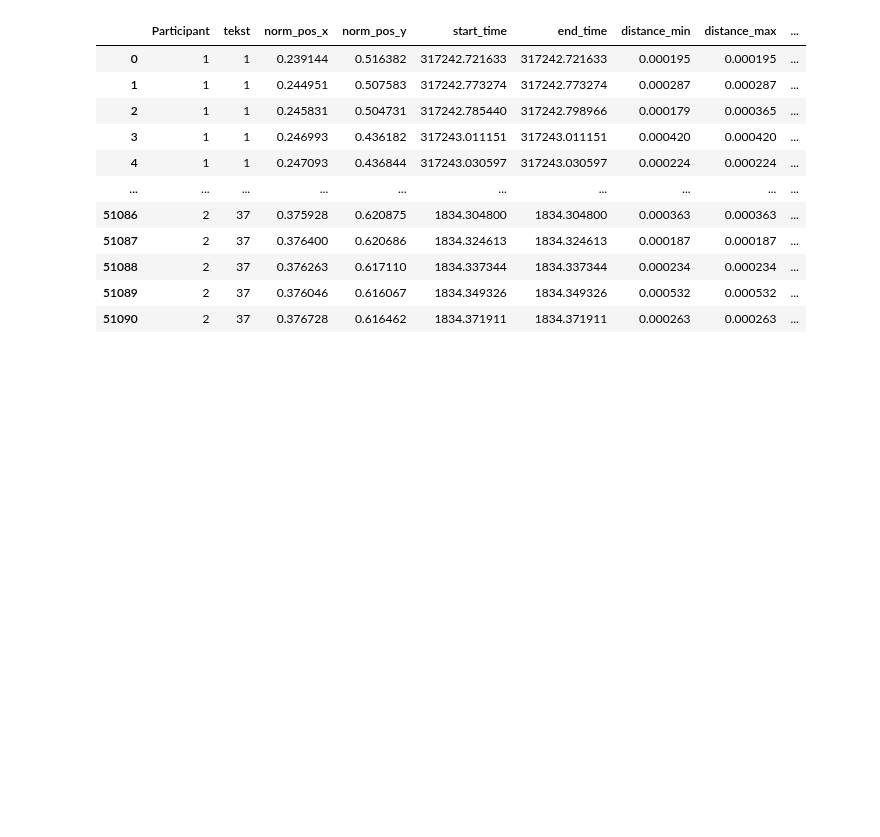
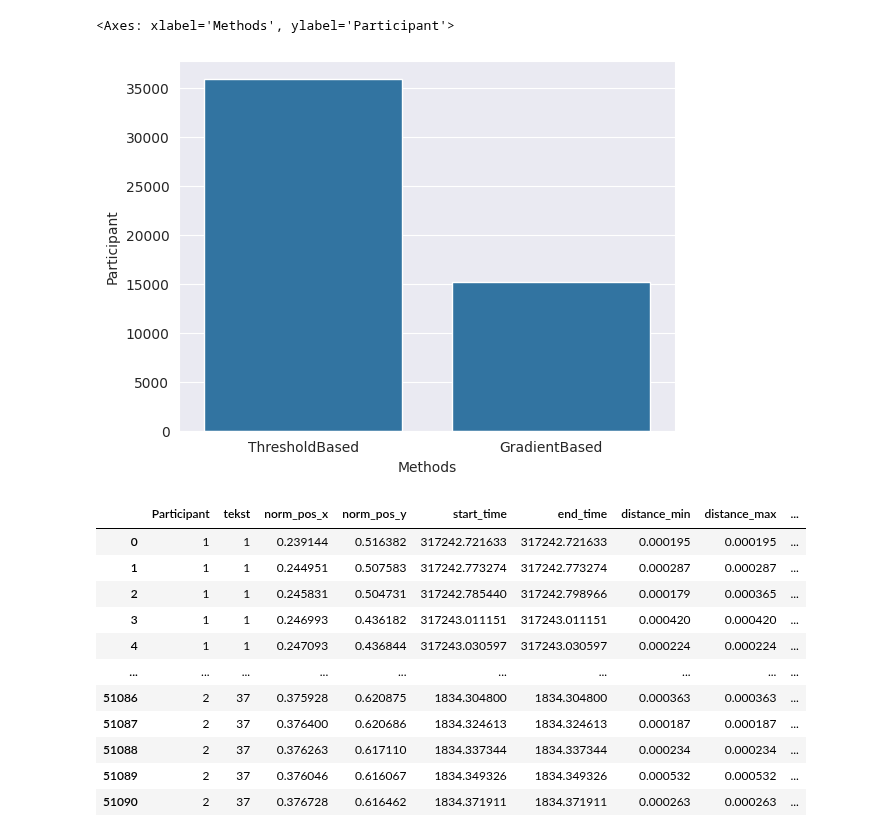
Before and after one commit to hse-scila/EyeFeatures, a Jupyter notebook: eyetracking/preprocessing/test.ipynb, the cells around one changed output. Saved outputs shown, nothing was run; the diff lists cells and outputs as text; code cells hidden in the pictures; blank space fills up the shorter version.

```diff
--- a/eyetracking/preprocessing/test.ipynb
+++ b/eyetracking/preprocessing/test.ipynb
@@ -26 +51,6 @@ data['gaze_timestamp'] = data['gaze_timestamp']
+# %%
+sns.barplot(x=df['Methods'], y=df['Participant'])
+# %% [output]
+<Axes: xlabel='Methods', ylabel='Participant'>
+[figure, added]
 # %%
```
Also changed, not shown: parts of 19 cells of this notebook, 2 other files.
